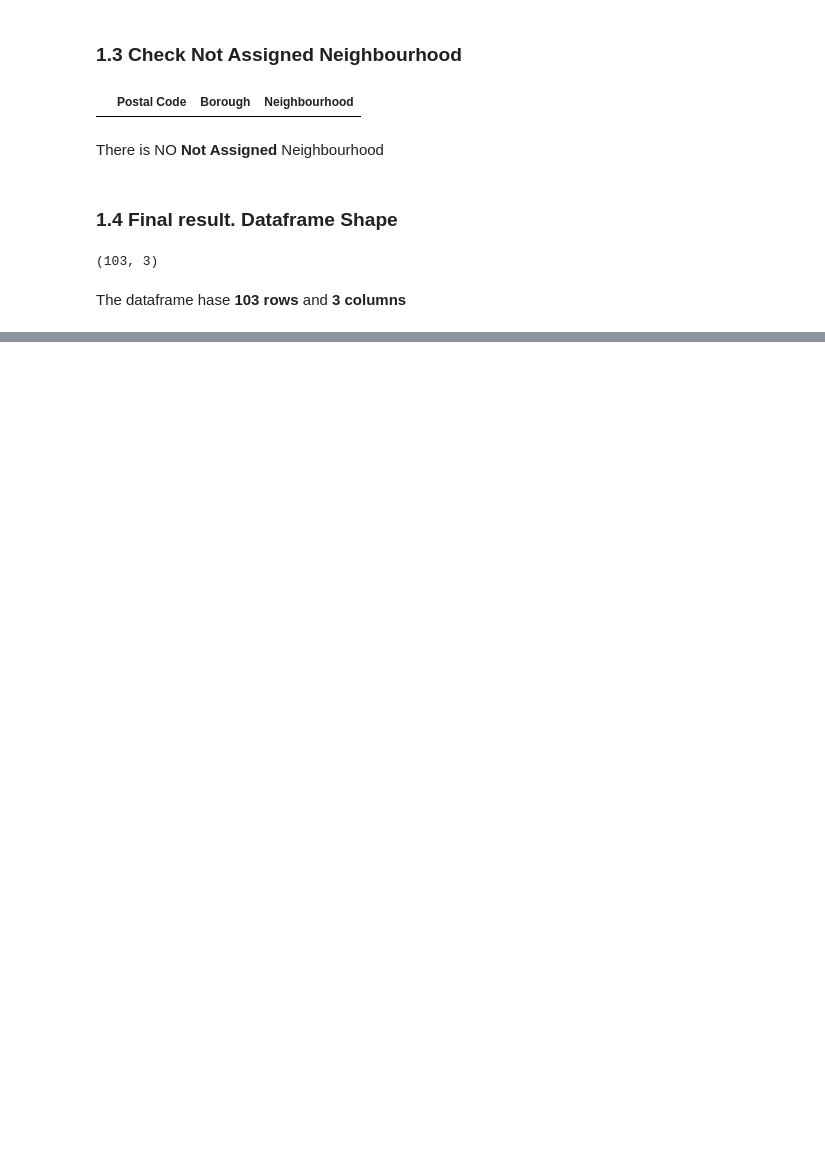
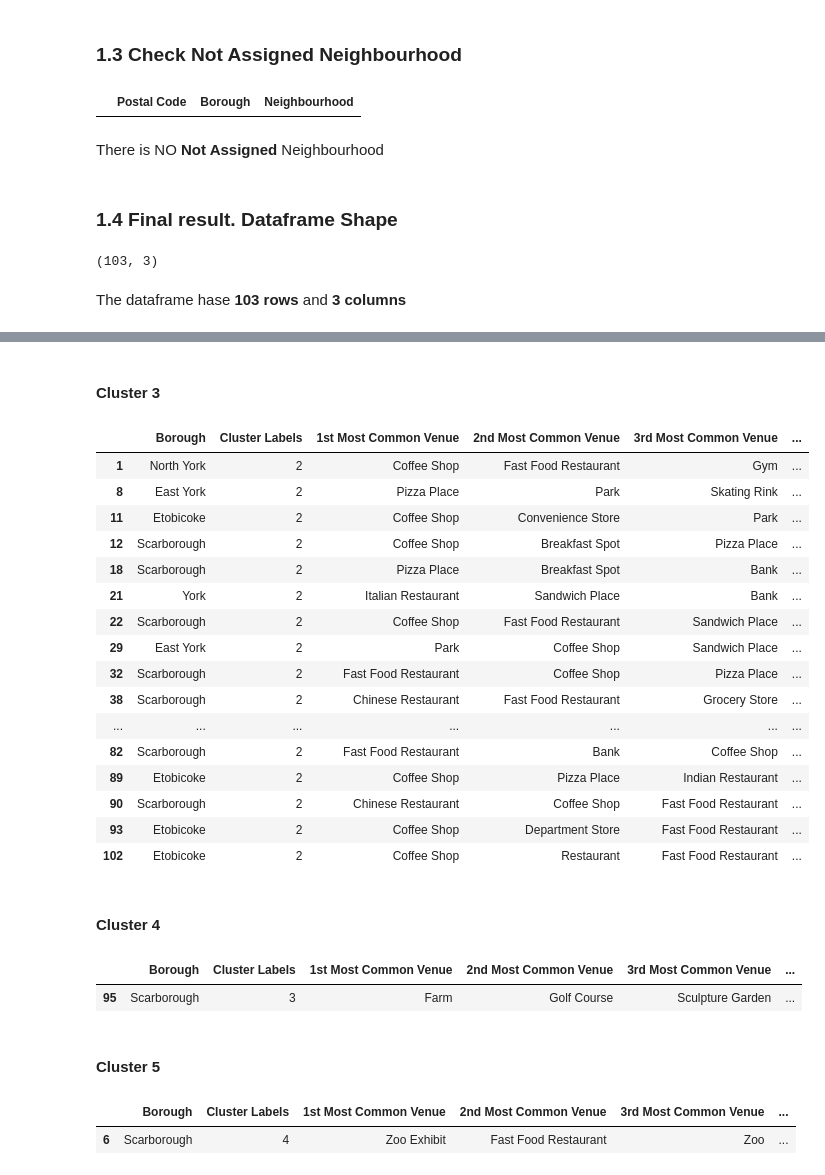
Before and after one commit to hamadazein84/ibm-data-science, a Jupyter notebook: Course-9/Week-3/Assignment/assignment.ipynb, the cells around one changed output, grey strips where cells are left out. Drawn from its saved outputs; the diff is of its cells as text; code cells hidden in the pictures; blank space fills up the shorter version.

```diff
--- a/Course-9/Week-3/Assignment/assignment.ipynb
+++ b/Course-9/Week-3/Assignment/assignment.ipynb
@@ -57,0 +544,36 @@ The dataframe hase **103 rows** and **3 columns**
+# %% [markdown]
+#### Cluster 3
+# %%
+toronto_merged.loc[toronto_merged['Cluster Labels'] == 2, toronto_merged.columns[[1] + list(range(5, toronto_merged.shape[1]))]]
+# %% [output]
+|  | Borough | Cluster Labels | 1st Most Common Venue | 2nd Most Common Venue | 3rd Most Common Venue | ... |
+| 1 | North York | 2 | Coffee Shop | Fast Food Restaurant | Gym | ... |
+| 8 | East York | 2 | Pizza Place | Park | Skating Rink | ... |
+| 11 | Etobicoke | 2 | Coffee Shop | Convenience Store | Park | ... |
+| 12 | Scarborough | 2 | Coffee Shop | Breakfast Spot | Pizza Place | ... |
+| 18 | Scarborough | 2 | Pizza Place | Breakfast Spot | Bank | ... |
+| 21 | York | 2 | Italian Restaurant | Sandwich Place | Bank | ... |
+| 22 | Scarborough | 2 | Coffee Shop | Fast Food Restaurant | Sandwich Place | ... |
+| 29 | East York | 2 | Park | Coffee Shop | Sandwich Place | ... |
+| 32 | Scarborough | 2 | Fast Food Restaurant | Coffee Shop | Pizza Place | ... |
+| 38 | Scarborough | 2 | Chinese Restaurant | Fast Food Restaurant | Grocery Store | ... |
+| ... | ... | ... | ... | ... | ... | ... |
+| 82 | Scarborough | 2 | Fast Food Restaurant | Bank | Coffee Shop | ... |
+| 89 | Etobicoke | 2 | Coffee Shop | Pizza Place | Indian Restaurant | ... |
+| 90 | Scarborough | 2 | Chinese Restaurant | Coffee Shop | Fast Food Restaurant | ... |
+| 93 | Etobicoke | 2 | Coffee Shop | Department Store | Fast Food Restaurant | ... |
+| 102 | Etobicoke | 2 | Coffee Shop | Restaurant | Fast Food Restaurant | ... |
+# %% [markdown]
+#### Cluster 4
+# %%
+toronto_merged.loc[toronto_merged['Cluster Labels'] == 3, toronto_merged.columns[[1] + list(range(5, toronto_merged.shape[1]))]]
+# %% [output]
+|  | Borough | Cluster Labels | 1st Most Common Venue | 2nd Most Common Venue | 3rd Most Common Venue | ... |
+| 95 | Scarborough | 3 | Farm | Golf Course | Sculpture Garden | ... |
+# %% [markdown]
+#### Cluster 5
+# %%
+toronto_merged.loc[toronto_merged['Cluster Labels'] == 4, toronto_merged.columns[[1] + list(range(5, toronto_merged.shape[1]))]]
+# %% [output]
+|  | Borough | Cluster Labels | 1st Most Common Venue | 2nd Most Common Venue | 3rd Most Common Venue | ... |
+| 6 | Scarborough | 4 | Zoo Exhibit | Fast Food Restaurant | Zoo | ... |
```
Also changed, not shown: parts of 53 cells of this notebook.
